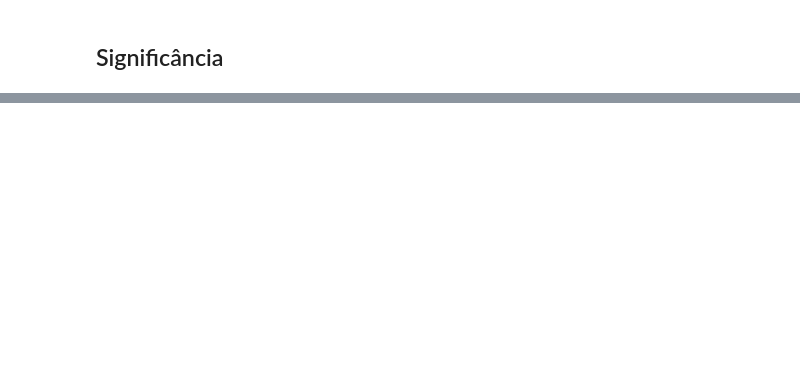
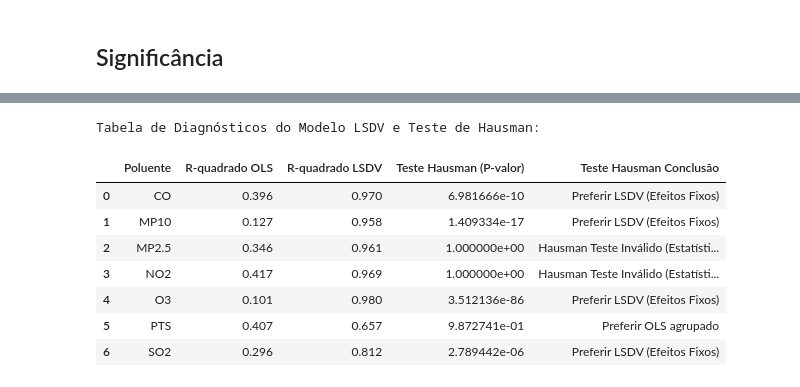
Before and after one commit to oliveirardr/tcc-dsa-suv, a Jupyter notebook: panel_idade_poluicao_combusteiveis_3.ipynb, the cells around one changed output, grey strips where cells are left out. Drawn from its saved outputs; the diff is of its cells as text; code cells hidden in the pictures; blank space fills up the shorter version.

```diff
--- a/panel_idade_poluicao_combusteiveis_3.ipynb
+++ b/panel_idade_poluicao_combusteiveis_3.ipynb
@@ -378,0 +1061,45 @@ plt.show()
+# %%
+# Tabela de Diagnósticos do Modelo LSDV e Comparação
+
+lsdv_diagnostics_data = []
+
+for pollutant in pollutants_to_analyze:
+     # Incluir apenas poluentes para os quais o LSDV foi rodado (tem resultados de Hausman)
+    if pollutant in hausman_results and pollutant in regression_results and 'LSDV' in regression_results[pollutant]:
+
+        hausman_result = hausman_results[pollutant]
+        lsdv_r_squared = regression_results[pollutant]['LSDV']['r_squared']
+        ols_r_squared = regression_results[pollutant]['OLS']['r_squared'] # Obter R-quadrado do OLS para comparação
+
+
+        # Determinar a conclusão do teste de Hausman em português
+        hausman_conclusion = "Preferir OLS agrupado"
+        if hausman_result['p_value'] is not None and hausman_result['p_value'] < 0.05:
+             hausman_conclusion = "Preferir LSDV (Efeitos Fixos)"
+        elif hausman_result['statistic'] is not None and hausman_result['statistic'] < 0:
+             hausman_conclusion = "Hausman Teste Inválido (Estatística Negativa)" # Conclusão para estatística negativa
+
+
+        lsdv_diagnostics_data.append({
+            'Poluente': pollutant,
+            'R-quadrado OLS': ols_r_squared, # Incluir R-quadrado do OLS para fácil comparação
+            'R-quadrado LSDV': lsdv_r_squared,
+            'Teste Hausman (P-valor)': hausman_result['p_value'],
+            'Teste Hausman Conclusão': hausman_conclusion
+        })
+
+# Criar DataFrame para os diagnósticos do LSDV
+lsdv_diagnostics_df = pd.DataFrame(lsdv_diagnostics_data)
+
+print("\nTabela de Diagnósticos do Modelo LSDV e Teste de Hausman:")
+display(lsdv_diagnostics_df)
+# %% [output]
+Tabela de Diagnósticos do Modelo LSDV e Teste de Hausman:
+|  | Poluente | R-quadrado OLS | R-quadrado LSDV | Teste Hausman (P-valor) | Teste Hausman Conclusão |
+| 0 | CO | 0.396 | 0.970 | 6.981666e-10 | Preferir LSDV (Efeitos Fixos) |
+| 1 | MP10 | 0.127 | 0.958 | 1.409334e-17 | Preferir LSDV (Efeitos Fixos) |
+| 2 | MP2.5 | 0.346 | 0.961 | 1.000000e+00 | Hausman Teste Inválido (Estatísti... |
+| 3 | NO2 | 0.417 | 0.969 | 1.000000e+00 | Hausman Teste Inválido (Estatísti... |
+| 4 | O3 | 0.101 | 0.980 | 3.512136e-86 | Preferir LSDV (Efeitos Fixos) |
+| 5 | PTS | 0.407 | 0.657 | 9.872741e-01 | Preferir OLS agrupado |
+| 6 | SO2 | 0.296 | 0.812 | 2.789442e-06 | Preferir LSDV (Efeitos Fixos) |
```
Also changed, not shown: parts of 28 cells of this notebook.
